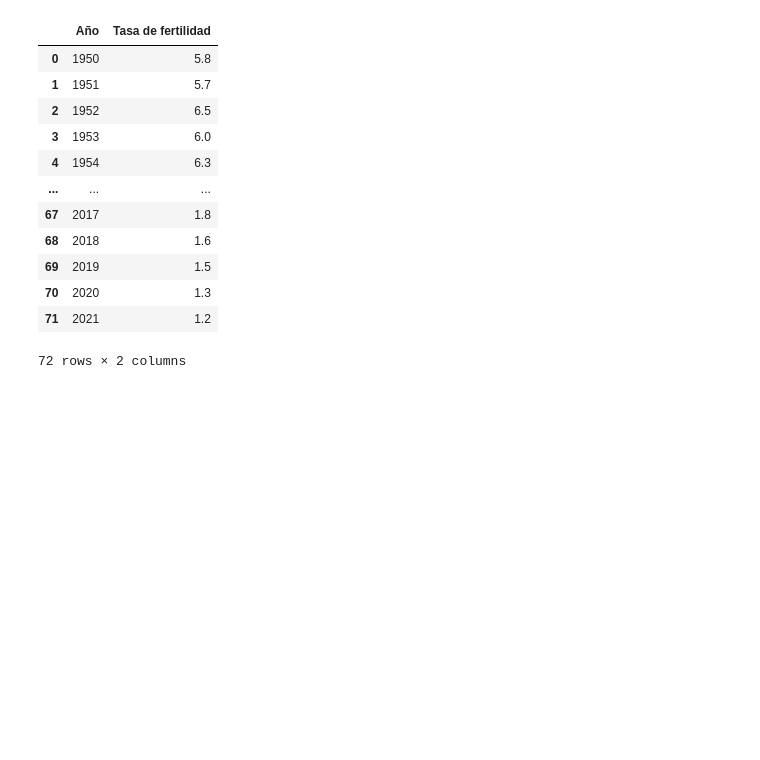
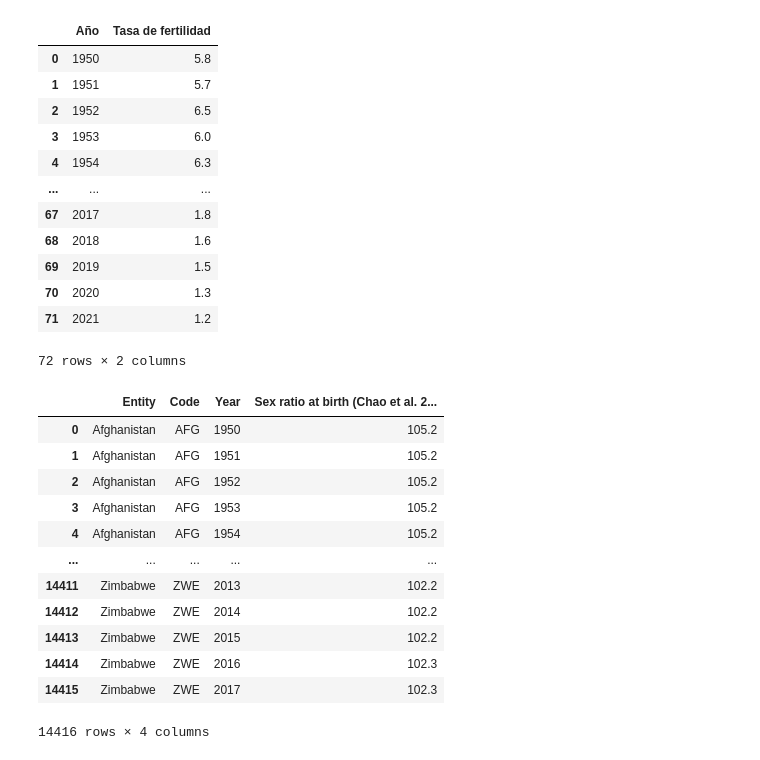
Before and after one commit to appeceix/China_population_EDA, a Jupyter notebook: main.ipynb, the cells around one changed output. Drawn from its saved outputs; the diff is of its cells as text; code cells hidden in the pictures; blank space fills up the shorter version.

```diff
--- a/main.ipynb
+++ b/main.ipynb
@@ -202,3 +206,22 @@ subplot_1.update_layout(template="plotly_dark")
 subplot_1.show()
 # %%
 # Viendo que siguen la misma tendencia puedo hacer una matriz de correlación entre ambos fenómenos:
+# %%
+# Ahora cargaremos la tasa de sexo por nacimiento. Esto cuenta los hombres que nacen por cada 100 mujeres que nacen.
+global_male_ratio_at_brith_path = "./Data/global_male_ratio_at_birth.csv"
+df_global_male_ratio_at_birth_raw = pd.read_csv(global_male_ratio_at_brith_path)
+df_global_male_ratio_at_birth_raw
+# %% [output]
+|  | Entity | Code | Year | Sex ratio at birth (Chao et al. 2... |
+| 0 | Afghanistan | AFG | 1950 | 105.2 |
+| 1 | Afghanistan | AFG | 1951 | 105.2 |
+| 2 | Afghanistan | AFG | 1952 | 105.2 |
+| 3 | Afghanistan | AFG | 1953 | 105.2 |
+| 4 | Afghanistan | AFG | 1954 | 105.2 |
+| ... | ... | ... | ... | ... |
+| 14411 | Zimbabwe | ZWE | 2013 | 102.2 |
+| 14412 | Zimbabwe | ZWE | 2014 | 102.2 |
+| 14413 | Zimbabwe | ZWE | 2015 | 102.2 |
+| 14414 | Zimbabwe | ZWE | 2016 | 102.3 |
+| 14415 | Zimbabwe | ZWE | 2017 | 102.3 |
+14416 rows × 4 columns
```
Also changed, not shown: parts of 5 cells of this notebook, 1 other file.
